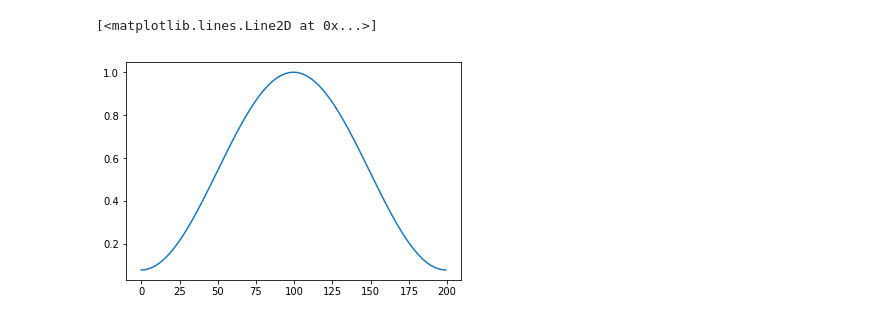
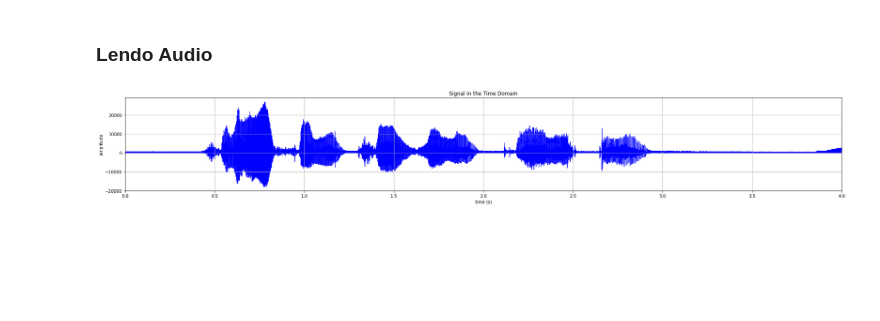
Before and after one commit to leokaplan/inf2608, a Jupyter notebook: T2.ipynb, the cells around one changed output. Drawn from its saved outputs; the diff is of its cells as text; code cells hidden in the pictures; blank space fills up the shorter version.

```diff
--- a/T2.ipynb
+++ b/T2.ipynb
@@ -8,5 +9 @@ import matplotlib.pyplot as plt
 from scipy import signal as sig
-# %%
-sample_rate, signal = scipy.io.wavfile.read('OSR_us_000_0010_8k.wav')  # File assumed to be in the same directory
-signal = signal[0:int(3.5 * sample_rate)]  # Keep the first 3.5 seconds
-plt.plot(signal)
@@ -39,6 +9,0 @@ frames = pad_signal[indices.astype(numpy.int32, copy=False)]
-# %%
-frames *= numpy.hamming(frame_length)
-plt.plot(numpy.hamming(frame_length))
-# %% [output]
-[<matplotlib.lines.Line2D at 0x...>]
-[figure, removed]
@@ -44,0 +74,6 @@ plt.plot(numpy.hamming(frame_length))
+# %% [markdown]
+### Lendo Audio
+# %%
+sample_rate, signal, time = read_audio()
+# %% [output]
+[figure, added]
```
Also changed, not shown: parts of 19 cells of this notebook, 5 other files.
